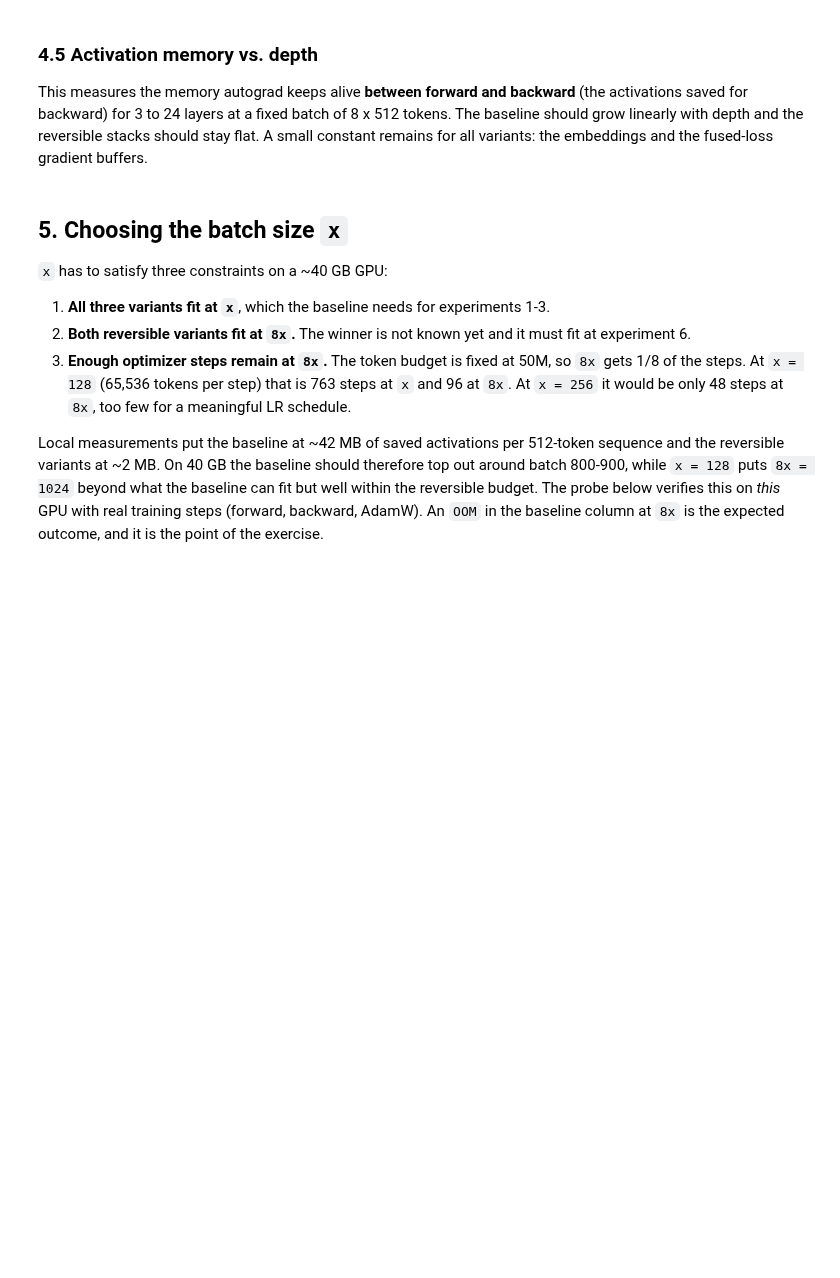
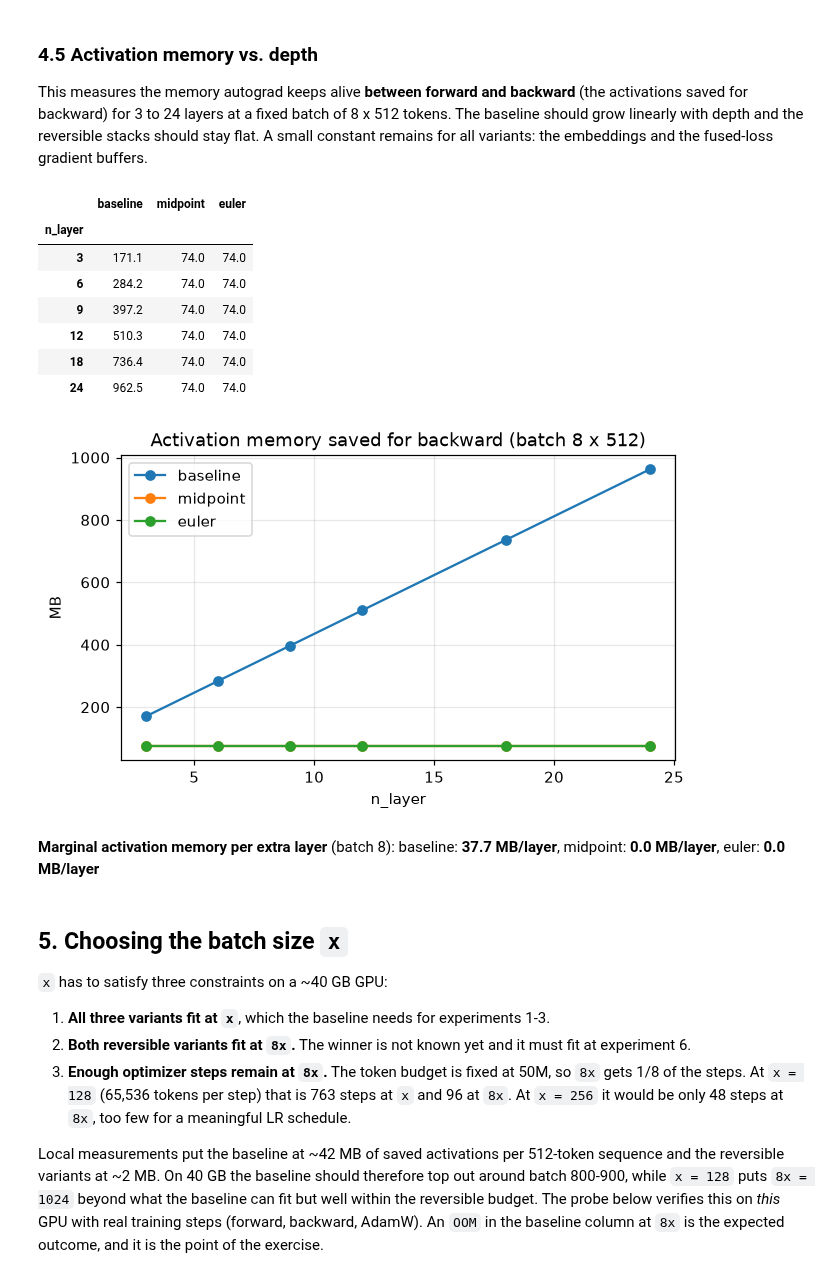
Before and after one commit to RaviNaik/ERA, a Jupyter notebook: v5/session13/reversible_llm_experiments/notebooks/reversible_llm.ipynb, the cells around one changed output. Drawn from its saved outputs; the diff is of its cells as text; code cells hidden in the pictures; blank space fills up the shorter version.

```diff
--- a/v5/session13/reversible_llm_experiments/notebooks/reversible_llm.ipynb
+++ b/v5/session13/reversible_llm_experiments/notebooks/reversible_llm.ipynb
@@ -217,8 +315,13 @@ for kind in ["midpoint", "euler"]:
     stack = rev.ReversibleStack(check_cfg, kind).double()
     x = torch.randn(3, 32, 32, dtype=torch.float64)
     diag = rev.reversibility_diagnostics(stack, x, autocast_dtype=None)
-    rows.append({"variant": kind, "precision": "float64 / CPU",
-                 "max reconstruction rel. error": diag["max_rel_error"],
-                 "grad cosine vs autograd": diag["grad_cosine"],
-                 "grad rel. error vs autograd": diag["grad_rel_error"]})
+    rows.append(
+        {
+            "variant": kind,
+            "precision": "float64 / CPU",
+            "max reconstruction rel. error": diag["max_rel_error"],
+            "grad cosine vs autograd": diag["grad_cosine"],
+            "grad rel. error vs autograd": diag["grad_rel_error"],
+        }
+    )
 display(pd.DataFrame(rows))
@@ -275,30 +451,66 @@ else:
 This measures the memory autograd keeps alive **between forward and backward** (the activations saved for backward) for 3 to 24 layers at a fixed batch of 8 x 512 tokens. The baseline should grow linearly with depth and the reversible stacks should stay flat. A small constant remains for all variants: the embeddings and the fused-loss gradient buffers.
 # %%
 def saved_activation_mb(variant, n_layer, batch=8):
-    cfg = GPTConfig(vocab_size=data.vocab_size, block_size=BLOCK_SIZE, variant=variant,
-                    n_layer=n_layer, n_head=MODEL["n_head"], n_embd=MODEL["n_embd"], loss_chunk_size=LOSS_CHUNK)
+    cfg = GPTConfig(
+        vocab_size=data.vocab_size,
+        block_size=BLOCK_SIZE,
+        variant=variant,
+        n_layer=n_layer,
+        n_head=MODEL["n_head"],
+        n_embd=MODEL["n_embd"],
+        loss_chunk_size=LOSS_CHUNK,
+    )
     model = build_model(cfg, device=DEVICE)
     x = torch.randint(0, cfg.vocab_size, (batch, BLOCK_SIZE), device=DEVICE)
     torch.cuda.synchronize(DEVICE)
     before = torch.cuda.memory_allocated(DEVICE)
     with torch.autocast("cuda", dtype=torch.bfloat16):
         _, loss, _ = model(x, x)
     saved = (torch.cuda.memory_allocated(DEVICE) - before) / 2**20
     loss.backward()
     del model, x, loss
     torch.cuda.empty_cache()
     return saved
 
+
 if IS_CUDA:
     depths = [3, 6, 9, 12, 18, 24]
-    depth_df = pd.DataFrame({v: [saved_activation_mb(v, L) for L in depths] for v in ["baseline", "midpoint", "euler"]},
-                            index=pd.Index(depths, name="n_layer"))
+    depth_df = pd.DataFrame(
+        {
+            v: [saved_activation_mb(v, L) for L in depths]
+            for v in ["baseline", "midpoint", "euler"]
+        },
+        index=pd.Index(depths, name="n_layer"),
+    )
     display(depth_df.round(1))
-    ax = depth_df.plot(marker="o", figsize=(6.5, 3.6), title="Activation memory saved for backward (batch 8 x 512)")
-    ax.set_ylabel("MB"); plt.show()
-    growth = {v: (depth_df[v].iloc[-1] - depth_df[v].iloc[0]) / (depths[-1] - depths[0]) for v in depth_df}
-    display(Markdown("**Marginal activation memory per extra layer** (batch 8): " +
-                     ", ".join(f"{v}: **{g:.1f} MB/layer**" for v, g in growth.items())))
+    ax = depth_df.plot(
+        marker="o",
+        figsize=(6.5, 3.6),
+        title="Activation memory saved for backward (batch 8 x 512)",
+    )
+    ax.set_ylabel("MB")
+    plt.show()
+    growth = {
+        v: (depth_df[v].iloc[-1] - depth_df[v].iloc[0]) / (depths[-1] - depths[0])
+        for v in depth_df
+    }
+    display(
+        Markdown(
+            "**Marginal activation memory per extra layer** (batch 8): "
+            + ", ".join(f"{v}: **{g:.1f} MB/layer**" for v, g in growth.items())
+        )
+    )
+# %% [output]
+|  | baseline | midpoint | euler |
+| n_layer |  |  |  |
+| 3 | 171.1 | 74.0 | 74.0 |
+| 6 | 284.2 | 74.0 | 74.0 |
+| 9 | 397.2 | 74.0 | 74.0 |
+| 12 | 510.3 | 74.0 | 74.0 |
+| 18 | 736.4 | 74.0 | 74.0 |
+| 24 | 962.5 | 74.0 | 74.0 |
+[figure, added]
+**Marginal activation memory per extra layer** (batch 8): baseline: **37.7 MB/layer**, midpoint: **0.0 MB/layer**, euler: **0.0 MB/layer**
 # %% [markdown]
 ## 5. Choosing the batch size `x`
 
```
Also changed, not shown: parts of 25 cells of this notebook, 22 other files.
